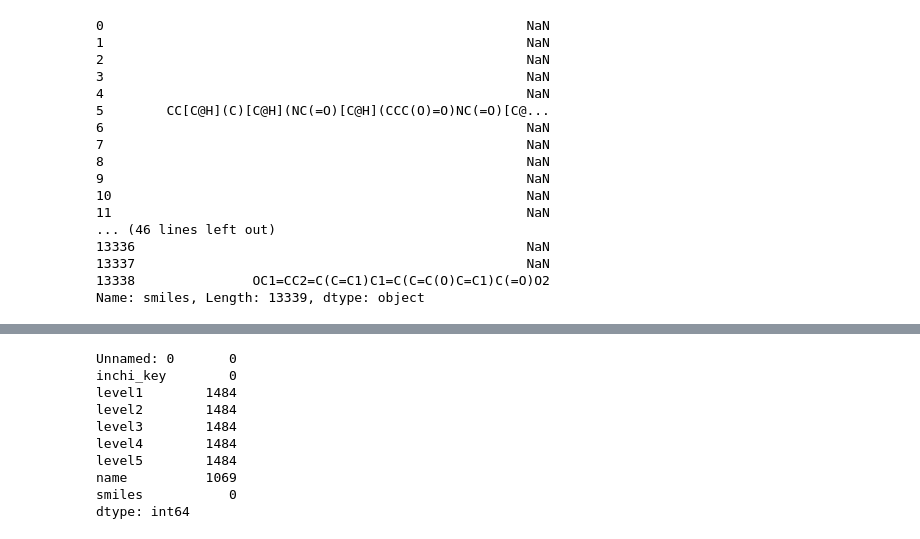
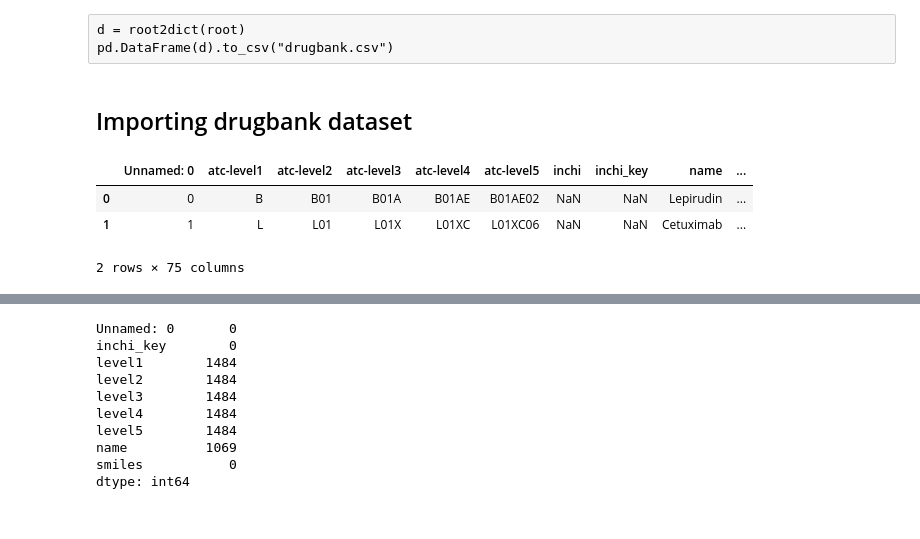
Before and after one commit to Dweepa/ItsAllInTheGenes, a Jupyter notebook: External/ExternalEval.ipynb, the cells around one changed output, grey strips where cells are left out. Saved outputs shown, nothing was run; the diff lists cells and outputs as text; code cells hidden in the pictures.

```diff
--- a/External/ExternalEval.ipynb
+++ b/External/ExternalEval.ipynb
@@ -109,25 +86,17 @@ pd.DataFrame(d).to_csv("drugbank.csv")
+# %% [raw]
+d = root2dict(root)
+pd.DataFrame(d).to_csv("drugbank.csv")
+# %% [markdown]
+## Importing drugbank dataset
 # %%
-drugbank = pd.read_csv("drugbank.csv")
+drugbank = pd.read_csv("drugbank.csv",low_memory=False)
 drugbank = drugbank.dropna(how='all', axis='columns')
-drugbank['smiles']
+drugbank.head(2)
 # %% [output]
+|  | Unnamed: 0 | atc-level1 | atc-level2 | atc-level3 | atc-level4 | atc-level5 | inchi | inchi_key | name | ... |
+| 0 | 0 | B | B01 | B01A | B01AE | B01AE02 | NaN | NaN | Lepirudin | ... |
+| 1 | 1 | L | L01 | L01X | L01XC | L01XC06 | NaN | NaN | Cetuximab | ... |
-0                                                      NaN
-1                                                      NaN
-2                                                      NaN
-3                                                      NaN
-4                                                      NaN
-5        CC[C@H](C)[C@H](NC(=O)[C@H](CCC(O)=O)NC(=O)[C@...
-6                                                      NaN
-7                                                      NaN
-8                                                      NaN
-9                                                      NaN
-10                                                     NaN
-11                                                     NaN
-... (46 lines left out)
-13336                                                  NaN
-13337                                                  NaN
-13338               OC1=CC2=C(C=C1)C1=C(C=C(O)C=C1)C(=O)O2
-Name: smiles, Length: 13339, dtype: object
+2 rows × 75 columns
 # %%
 p = pd.read_csv("../Data/GSE70138_Broad_LINCS_pert_info.txt",delimiter="\t")
 p.canonical_smiles = p.canonical_smiles.str.upper()
```
Also changed, not shown: parts of 56 cells of this notebook.
